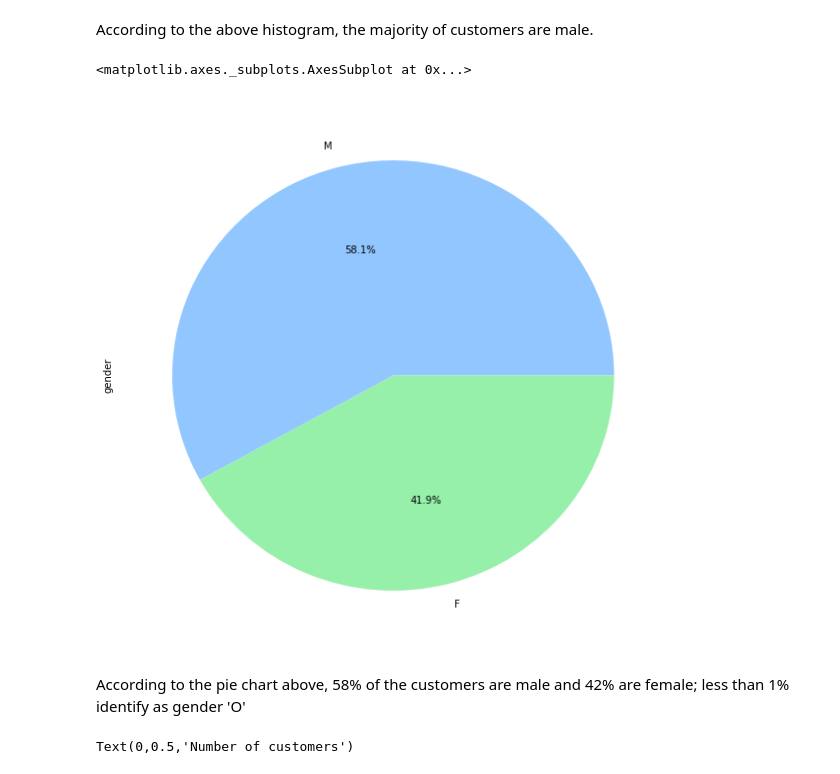
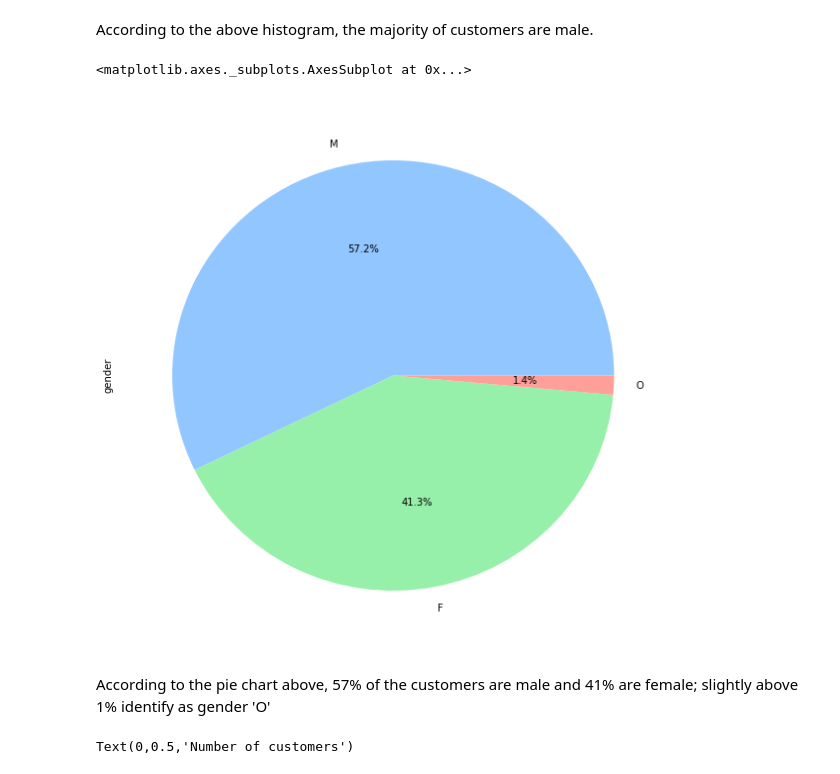
Before and after one commit to mhuda040/Starbucks-Capstone-Project, a Jupyter notebook: Starbucks_Capstone_notebook.ipynb, the cells around one changed output. Cells and saved outputs as stored; diff of their text form; code cells hidden in the pictures.

```diff
--- a/Starbucks_Capstone_notebook.ipynb
+++ b/Starbucks_Capstone_notebook.ipynb
@@ -354,13 +354,13 @@ Text(0,0.5,'Number of customers')
 <P>According to the above histogram, the majority of customers are male.</P>
 # %%
 # Create a pie chart for all genders in the dataset
-gender_pie_chart = cust_profile[cust_profile['gender'] != 'O']
+gender_pie_chart = cust_profile[cust_profile['gender'] != 'X']
 gender_pie_chart.gender.value_counts().plot(kind='pie', figsize=(10,10), autopct='%1.1f%%')
 # %% [output]
 <matplotlib.axes._subplots.AxesSubplot at 0x...>
-[figure, old version]
+[figure, new version]
 # %% [markdown]
-<P>According to the pie chart above, 58% of the customers are male and 42% are female; less than 1% identify as gender 'O'</P>
+<P>According to the pie chart above, 57% of the customers are male and 41% are female; slightly above 1% identify as gender 'O'</P>
 # %%
 # Create a histogram showing the incomes for all customers in the profile dataset
 plt.figure(figsize=(10,6))
```
Also changed, not shown: parts of 8 cells of this notebook, 1 other file.
